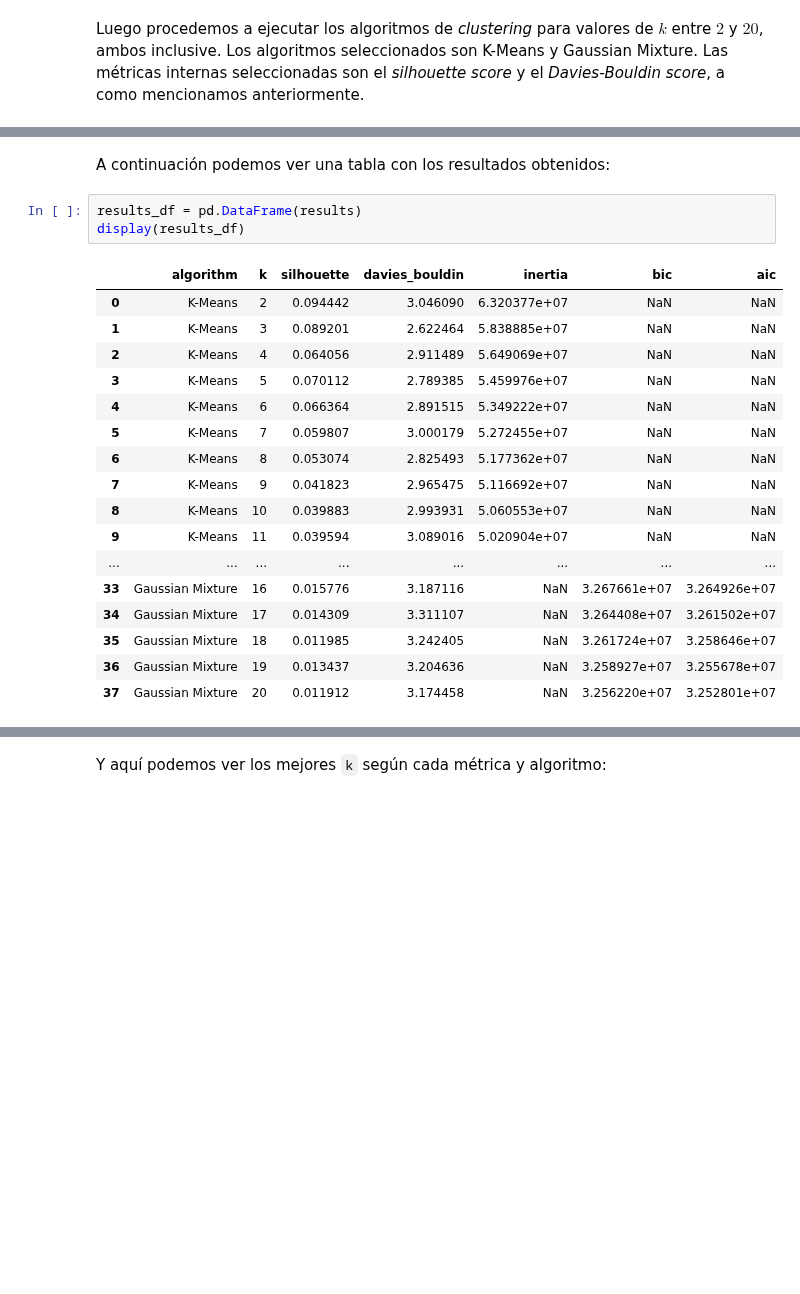
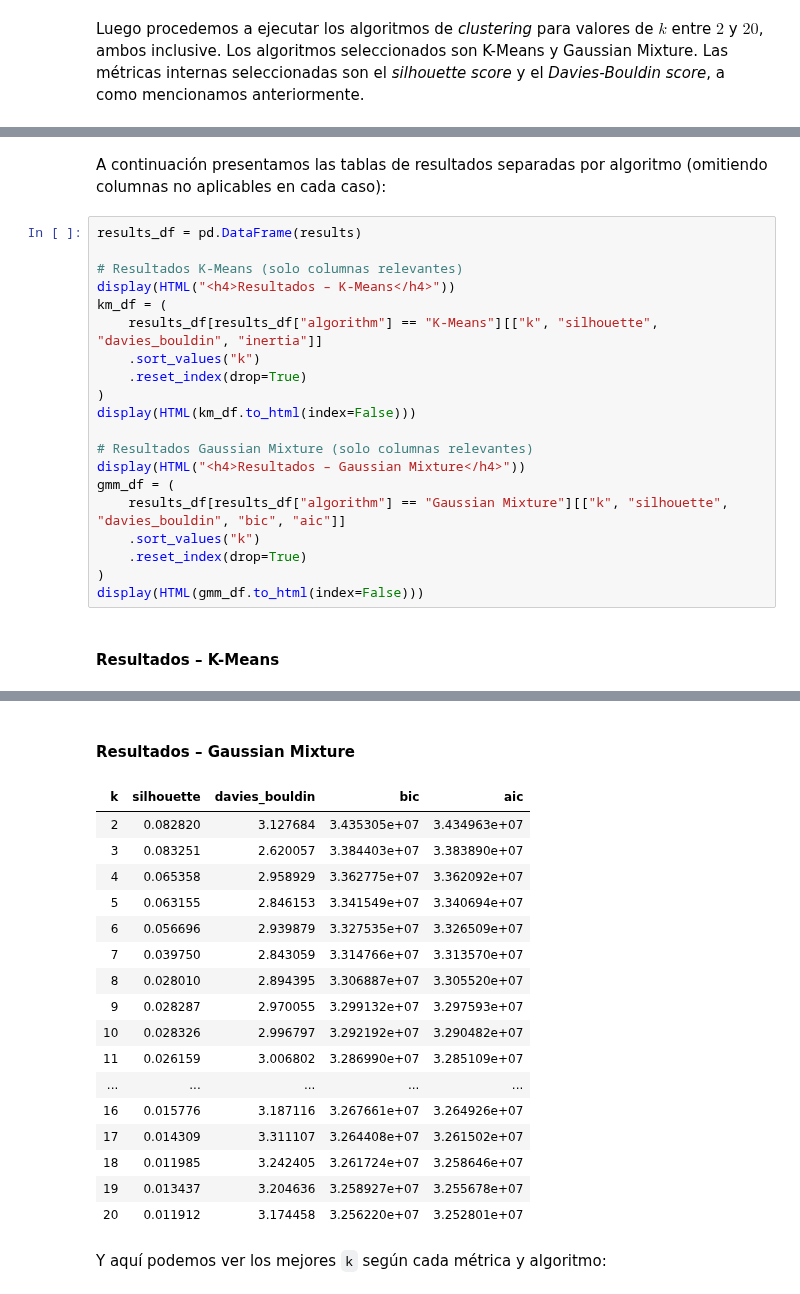
Before and after one commit to datwaft/aprendizaje_automatico, a Jupyter notebook: Trabajo_Corto_3/Trabajo_Corto_3.ipynb, the cells around one changed output, grey strips where cells are left out. Cells and saved outputs as stored; diff of their text form; blank space fills up the shorter version.

```diff
--- a/Trabajo_Corto_3/Trabajo_Corto_3.ipynb
+++ b/Trabajo_Corto_3/Trabajo_Corto_3.ipynb
@@ -416,26 +442,27 @@ for k in ks:
             aic=gmm.aic(x),
         )
     )
-# %% [markdown]
-A continuación podemos ver una tabla con los resultados obtenidos:
-# %%
-results_df = pd.DataFrame(results)
-display(results_df)
-# %% [output]
-|  | algorithm | k | silhouette | davies_bouldin | inertia | bic | aic |
-| 0 | K-Means | 2 | 0.094442 | 3.046090 | 6.320377e+07 | NaN | NaN |
-| 1 | K-Means | 3 | 0.089201 | 2.622464 | 5.838885e+07 | NaN | NaN |
-| 2 | K-Means | 4 | 0.064056 | 2.911489 | 5.649069e+07 | NaN | NaN |
-| 3 | K-Means | 5 | 0.070112 | 2.789385 | 5.459976e+07 | NaN | NaN |
-| 4 | K-Means | 6 | 0.066364 | 2.891515 | 5.349222e+07 | NaN | NaN |
-| 5 | K-Means | 7 | 0.059807 | 3.000179 | 5.272455e+07 | NaN | NaN |
-| 6 | K-Means | 8 | 0.053074 | 2.825493 | 5.177362e+07 | NaN | NaN |
-| 7 | K-Means | 9 | 0.041823 | 2.965475 | 5.116692e+07 | NaN | NaN |
-| 8 | K-Means | 10 | 0.039883 | 2.993931 | 5.060553e+07 | NaN | NaN |
-| 9 | K-Means | 11 | 0.039594 | 3.089016 | 5.020904e+07 | NaN | NaN |
-| ... | ... | ... | ... | ... | ... | ... | ... |
-| 33 | Gaussian Mixture | 16 | 0.015776 | 3.187116 | NaN | 3.267661e+07 | 3.264926e+07 |
-| 34 | Gaussian Mixture | 17 | 0.014309 | 3.311107 | NaN | 3.264408e+07 | 3.261502e+07 |
-| 35 | Gaussian Mixture | 18 | 0.011985 | 3.242405 | NaN | 3.261724e+07 | 3.258646e+07 |
-| 36 | Gaussian Mixture | 19 | 0.013437 | 3.204636 | NaN | 3.258927e+07 | 3.255678e+07 |
-| 37 | Gaussian Mixture | 20 | 0.011912 | 3.174458 | NaN | 3.256220e+07 | 3.252801e+07 |
+# %% [markdown]
+A continuación presentamos las tablas de resultados separadas por algoritmo (omitiendo columnas no aplicables en cada caso):
+# %%
+results_df = pd.DataFrame(results)
+
+# Resultados K-Means (solo columnas relevantes)
+display(HTML("<h4>Resultados – K-Means</h4>"))
+km_df = (
+    results_df[results_df["algorithm"] == "K-Means"][["k", "silhouette", "davies_bouldin", "inertia"]]
+    .sort_values("k")
+    .reset_index(drop=True)
+)
+display(HTML(km_df.to_html(index=False)))
+
+# Resultados Gaussian Mixture (solo columnas relevantes)
+display(HTML("<h4>Resultados – Gaussian Mixture</h4>"))
+gmm_df = (
+    results_df[results_df["algorithm"] == "Gaussian Mixture"][["k", "silhouette", "davies_bouldin", "bic", "aic"]]
+    .sort_values("k")
+    .reset_index(drop=True)
+)
+display(HTML(gmm_df.to_html(index=False)))
+# %% [output]
+Resultados – K-Means
@@ -442,3 +486,21 @@ display(results_df)
+Resultados – Gaussian Mixture
+| k | silhouette | davies_bouldin | bic | aic |
+| 2 | 0.082820 | 3.127684 | 3.435305e+07 | 3.434963e+07 |
+| 3 | 0.083251 | 2.620057 | 3.384403e+07 | 3.383890e+07 |
+| 4 | 0.065358 | 2.958929 | 3.362775e+07 | 3.362092e+07 |
+| 5 | 0.063155 | 2.846153 | 3.341549e+07 | 3.340694e+07 |
+| 6 | 0.056696 | 2.939879 | 3.327535e+07 | 3.326509e+07 |
+| 7 | 0.039750 | 2.843059 | 3.314766e+07 | 3.313570e+07 |
+| 8 | 0.028010 | 2.894395 | 3.306887e+07 | 3.305520e+07 |
+| 9 | 0.028287 | 2.970055 | 3.299132e+07 | 3.297593e+07 |
+| 10 | 0.028326 | 2.996797 | 3.292192e+07 | 3.290482e+07 |
+| 11 | 0.026159 | 3.006802 | 3.286990e+07 | 3.285109e+07 |
+| ... | ... | ... | ... | ... |
+| 16 | 0.015776 | 3.187116 | 3.267661e+07 | 3.264926e+07 |
+| 17 | 0.014309 | 3.311107 | 3.264408e+07 | 3.261502e+07 |
+| 18 | 0.011985 | 3.242405 | 3.261724e+07 | 3.258646e+07 |
+| 19 | 0.013437 | 3.204636 | 3.258927e+07 | 3.255678e+07 |
+| 20 | 0.011912 | 3.174458 | 3.256220e+07 | 3.252801e+07 |
 # %% [markdown]
 Y aquí podemos ver los mejores `k` según cada métrica y algoritmo:
 # %%
```
Also changed, not shown: parts of 8 cells of this notebook.
